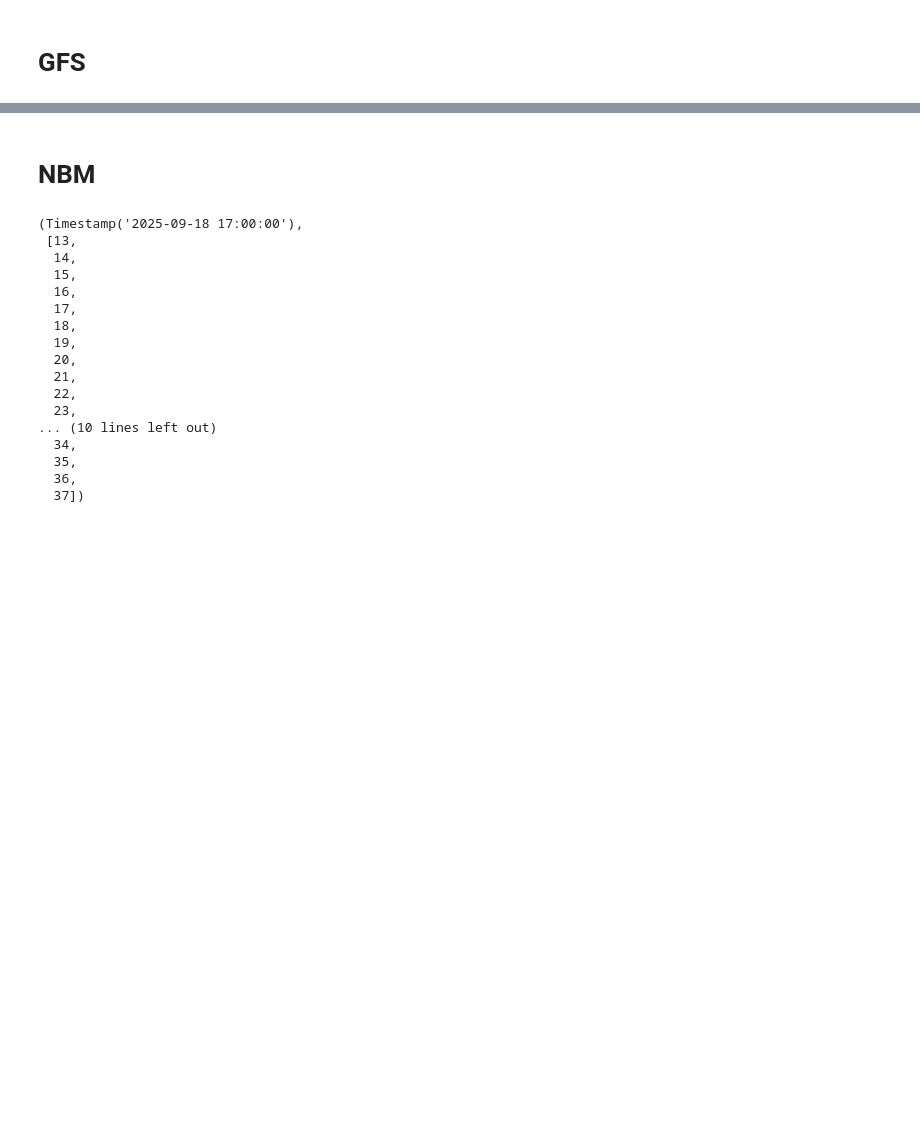
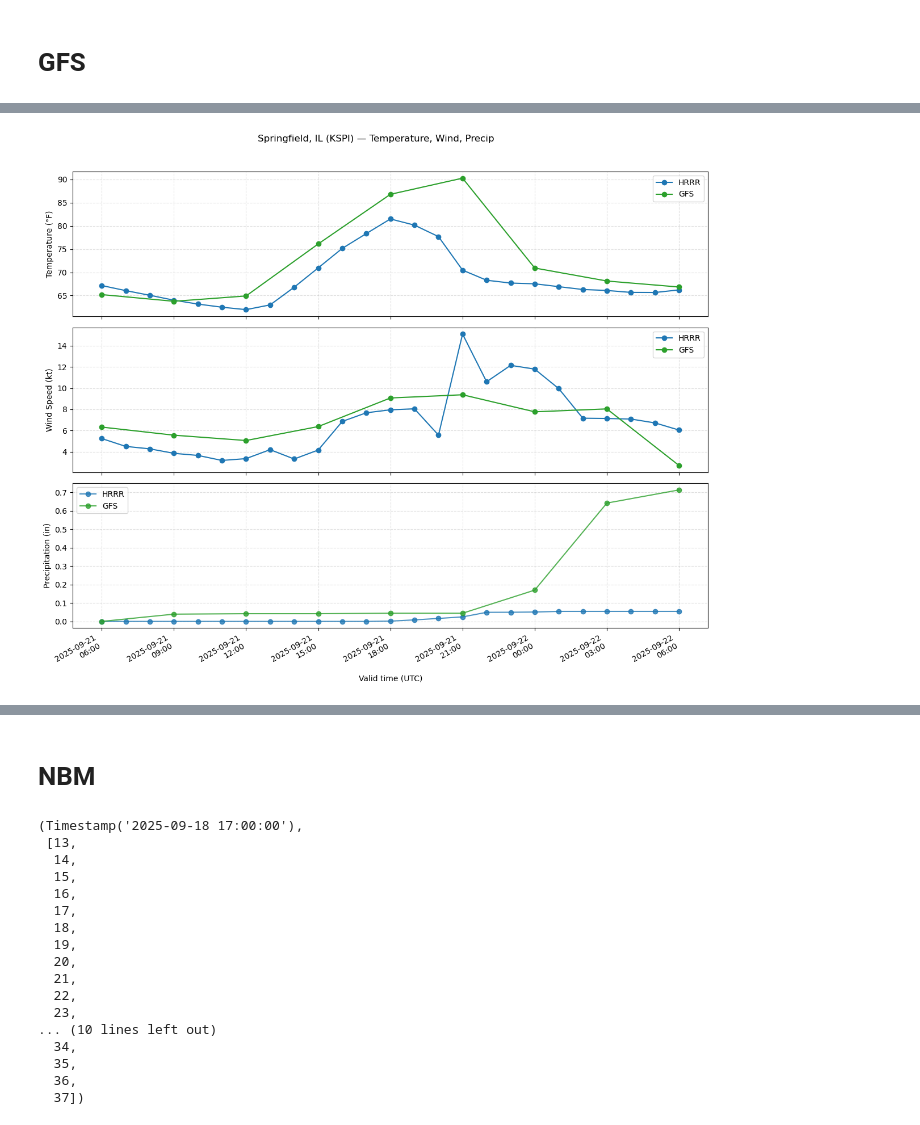
Before and after one commit to jameslarsonclimate/website, a Jupyter notebook: weather-forecasts/getForecast_wxChallenge-pushGitHub-experimental.ipynb, the cells around one changed output, grey strips where cells are left out. Drawn from its saved outputs; the diff is of its cells as text; code cells hidden in the pictures; blank space fills up the shorter version.

```diff
--- a/weather-forecasts/getForecast_wxChallenge-pushGitHub-experimental.ipynb
+++ b/weather-forecasts/getForecast_wxChallenge-pushGitHub-experimental.ipynb
@@ -220,5 +289,0 @@ init_gfs, fxx_gfs
-# %%
-tp_gfs = H.xarray(":APCP:surface:0-*", backend_kwargs={'decode_times': False}
-                        ).herbie.pick_points(points, method="nearest")['tp'].sel(point=0)
-tp_gfs = tp_gfs * 0.0393701   # mm -> inches (1 mm -> 0.0393701 in)
-tp_gfs.plot()
@@ -228 +323,76 @@ tp_gfs.plot()
+# %%
+import matplotlib.pyplot as plt
+import matplotlib.dates as mdates
+
+def to_1d(x):
+    try:
+        x = x.sel(point=0)
+    except Exception:
+        pass
+    return np.asarray(x).flatten()
+
+# --- prepare time series for each model ---
+times_hrrr = pd.to_datetime(valid_times_hrrr)
+temps_hrrr = to_1d(t2m_hrrr)
+wind_hrrr = to_1d(si10_hrrr) * 1.94384
+precip_hrrr = to_1d(tp_hrrr)  # already converted to inches and processed earlier
+
+# times_ifs = pd.to_datetime(valid_times_ifs)
+# temps_ifs = to_1d(t2m_ifs)
+# wind_ifs = to_1d(np.sqrt(u10_ifs**2 + v10_ifs**2)) * 1.94384
+# # convert IFS tp (mm -> in) and compute accumulation inside the window (match other models)
+# precip_ifs = tp_ifs.values * 39.3701
+
+# times_aifs = pd.to_datetime(valid_times_aifs)
+# temps_aifs = to_1d(t2m_aifs)
+# wind_aifs = to_1d(np.sqrt(u10_aifs**2 + v10_aifs**2)) * 1.94384
+# # convert AIFS tp (mm -> in) and compute accumulation inside the window (match other models)
+# precip_aifs = tp_aifs.values * 0.0393701
+
+times_gfs = pd.to_datetime(valid_times_gfs)
+temps_gfs = to_1d(t2m_f)
+wind_gfs = to_1d(np.sqrt(u10**2 + v10**2)) * 1.94384
+precip_gfs = to_1d(tp_gfs)  # already converted to inches and processed earlier
+
+# --- create combined 3-panel figure ---
+fig, axes = plt.subplots(3, 1, figsize=(12, 10), sharex=True)
+
+# Temperature
+ax = axes[0]
+ax.plot(times_hrrr, temps_hrrr, marker='o', linestyle='-', color='C0', label='HRRR')
+# ax.plot(times_ifs, temps_ifs, marker='o', linestyle='-', color='C1', label='IFS')
+ax.plot(times_gfs, temps_gfs, marker='o', linestyle='-', color='C2', label='GFS')
+# ax.plot(times_aifs, temps_aifs, marker='o', linestyle='-', color='C3', label='AIFS')
+ax.set_ylabel("Temperature (°F)")
+ax.grid(True, linestyle='--', alpha=0.4)
+ax.legend(loc='best')
+
+# Wind
+ax = axes[1]
+ax.plot(times_hrrr, wind_hrrr, marker='o', linestyle='-', color='C0', label='HRRR')
+# ax.plot(times_ifs, wind_ifs, marker='o', linestyle='-', color='C1', label='IFS')
+ax.plot(times_gfs, wind_gfs, marker='o', linestyle='-', color='C2', label='GFS')
+# ax.plot(times_aifs, wind_aifs, marker='o', linestyle='-', color='C3', label='AIFS')
+ax.set_ylabel("Wind Speed (kt)")
+ax.grid(True, linestyle='--', alpha=0.4)
+ax.legend(loc='best')
+
+# Precipitation (line plot)
+ax = axes[2]
+ax.plot(times_hrrr, precip_hrrr, marker='o', linestyle='-', color='C0', label='HRRR', alpha=0.8)
+# ax.plot(times_ifs, precip_ifs, marker='o', linestyle='-', color='C1', label='IFS', alpha=0.8)
+ax.plot(times_gfs, precip_gfs, marker='o', linestyle='-', color='C2', label='GFS', alpha=0.8)
+# ax.plot(times_aifs, precip_aifs, marker='o', linestyle='-', color='C3', label='AIFS', alpha=0.8)
+ax.set_ylabel("Precipitation (in)")
+ax.set_xlabel("Valid time (UTC)")
+ax.grid(True, linestyle='--', alpha=0.4)
+ax.legend(loc='best')
+
+# format x-axis
+axes[-1].xaxis.set_major_formatter(mdates.DateFormatter('%Y-%m-%d\n%H:%M'))
+plt.setp(axes[-1].xaxis.get_majorticklabels(), rotation=30, ha='right')
+plt.suptitle(f"{cityName} — Temperature, Wind, Precip", y=0.98)
+plt.tight_layout(rect=[0, 0, 1, 0.96])
+# %% [output]
+[figure, added]
 # %%
```
Also changed, not shown: parts of 8 cells of this notebook, 7 other files.
